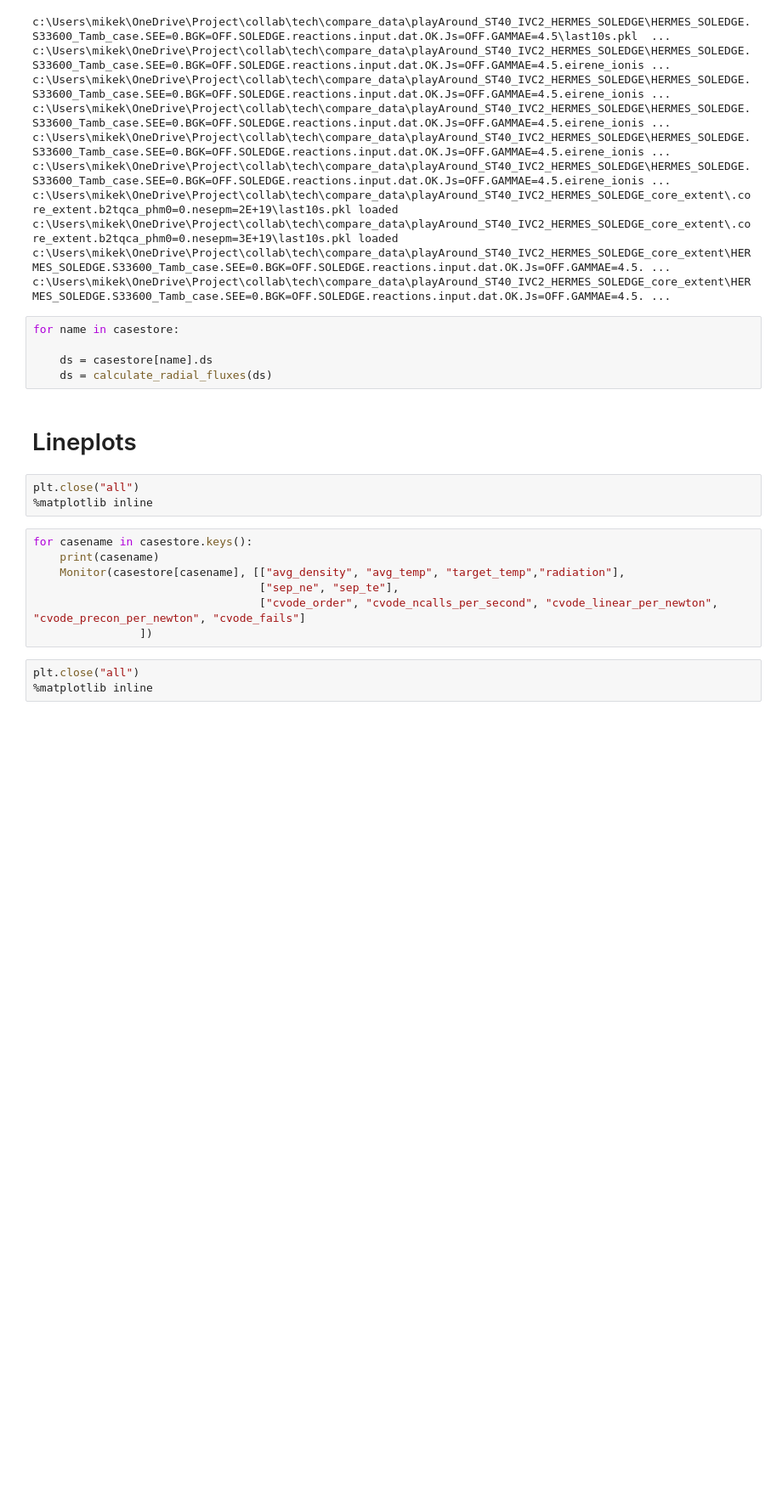
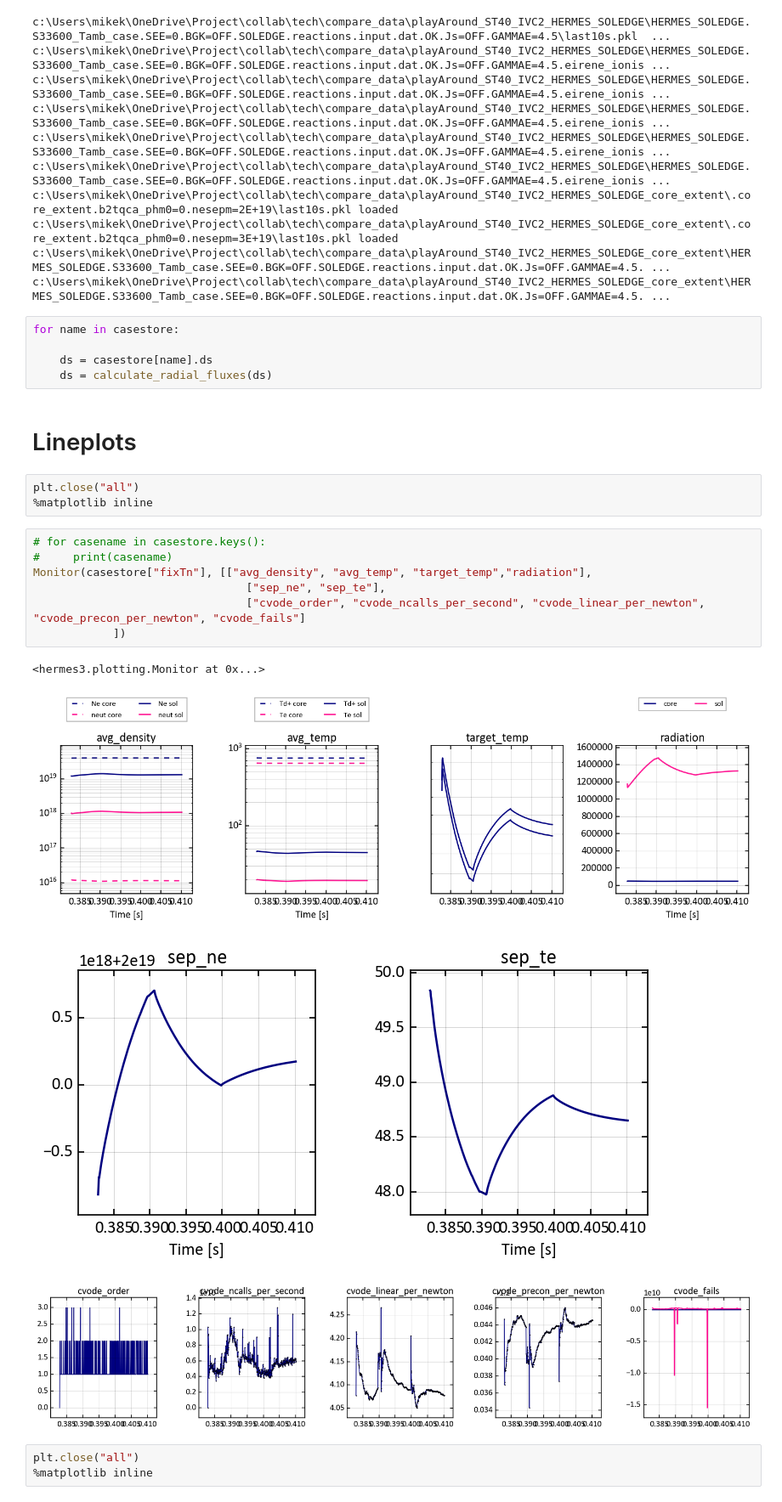
Before and after one commit to mikekryjak/notebooks, a Jupyter notebook: hermes3-solps-soledge/postprocessing/2023-08-13_enable_fluxlim.ipynb, the cells around one changed output. Shown at 85% size. Drawn from its saved outputs; the diff is of its cells as text; blank space fills up the shorter version.

```diff
--- a/hermes3-solps-soledge/postprocessing/2023-08-13_enable_fluxlim.ipynb
+++ b/hermes3-solps-soledge/postprocessing/2023-08-13_enable_fluxlim.ipynb
@@ -164,12 +165,17 @@ for name in casestore:
 plt.close("all")
 %matplotlib inline
 # %%
-for casename in casestore.keys():
-    print(casename)
-    Monitor(casestore[casename], [["avg_density", "avg_temp", "target_temp","radiation"],
-                                  ["sep_ne", "sep_te"],
-                                  ["cvode_order", "cvode_ncalls_per_second", "cvode_linear_per_newton", "cvode_precon_per_newton", "cvode_fails"]
-                ])
+# for casename in casestore.keys():
+#     print(casename)
+Monitor(casestore["fixTn"], [["avg_density", "avg_temp", "target_temp","radiation"],
+                                ["sep_ne", "sep_te"],
+                                ["cvode_order", "cvode_ncalls_per_second", "cvode_linear_per_newton", "cvode_precon_per_newton", "cvode_fails"]
+            ])
+# %% [output]
+<hermes3.plotting.Monitor at 0x...>
+[figure, added]
+[figure, added]
+[figure, added]
 # %%
 plt.close("all")
 %matplotlib inline
```
Also changed, not shown: parts of 15 cells of this notebook, 10 other files.
